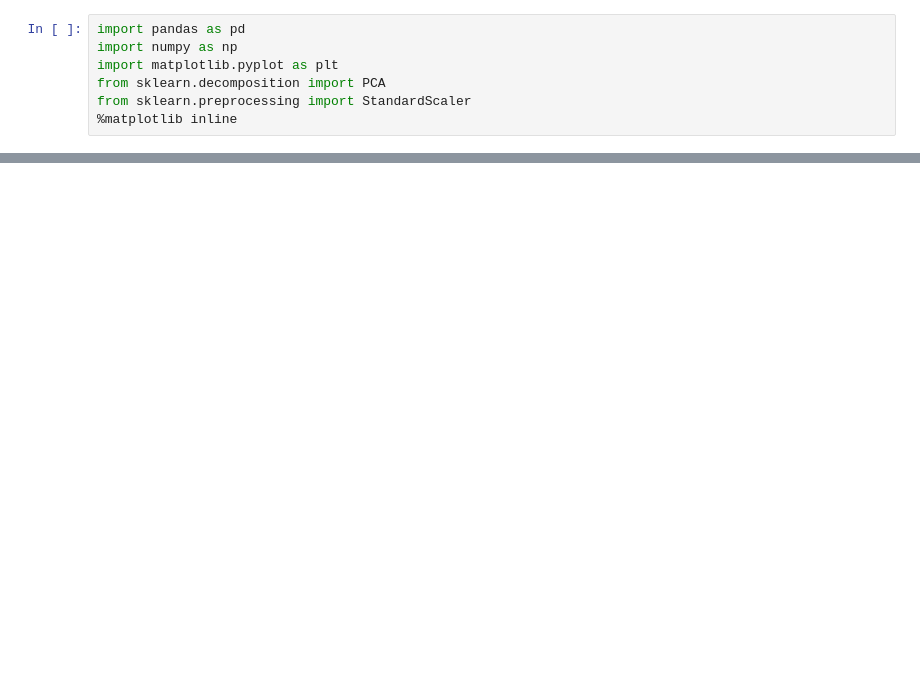
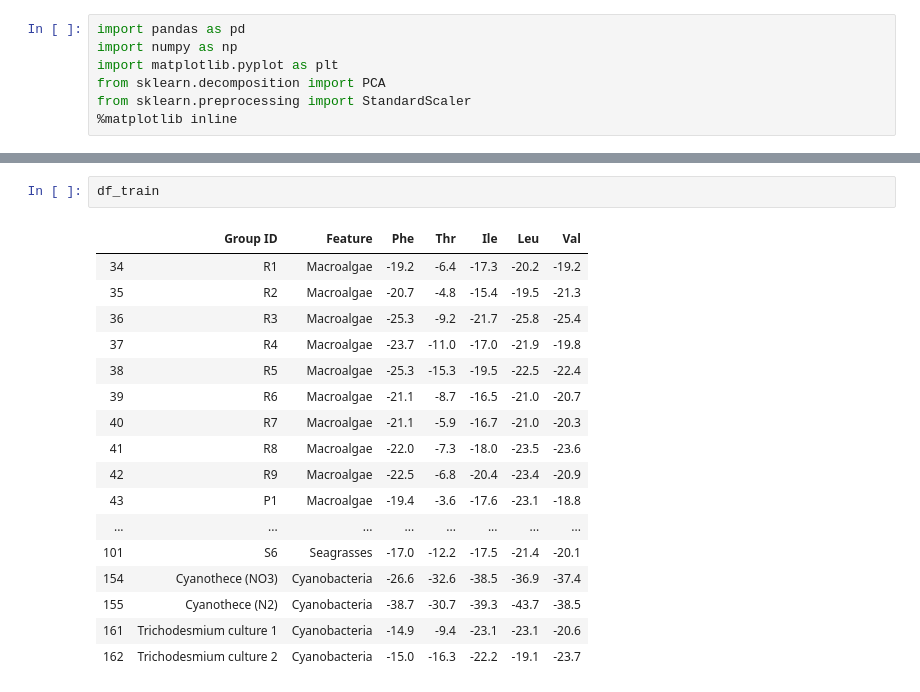
Before and after one commit to johntamu/seus-python, a Jupyter notebook: Isotopic fingerprinting-d13C.ipynb, the cells around one changed output, grey strips where cells are left out. Cells and saved outputs as stored; diff of their text form; blank space fills up the shorter version.

```diff
--- a/Isotopic fingerprinting-d13C.ipynb
+++ b/Isotopic fingerprinting-d13C.ipynb
@@ -44,0 +53,20 @@ df
+# %%
+df_train
+# %% [output]
+|  | Group ID | Feature | Phe | Thr | Ile | Leu | Val |
+| 34 | R1 | Macroalgae | -19.2 | -6.4 | -17.3 | -20.2 | -19.2 |
+| 35 | R2 | Macroalgae | -20.7 | -4.8 | -15.4 | -19.5 | -21.3 |
+| 36 | R3 | Macroalgae | -25.3 | -9.2 | -21.7 | -25.8 | -25.4 |
+| 37 | R4 | Macroalgae | -23.7 | -11.0 | -17.0 | -21.9 | -19.8 |
+| 38 | R5 | Macroalgae | -25.3 | -15.3 | -19.5 | -22.5 | -22.4 |
+| 39 | R6 | Macroalgae | -21.1 | -8.7 | -16.5 | -21.0 | -20.7 |
+| 40 | R7 | Macroalgae | -21.1 | -5.9 | -16.7 | -21.0 | -20.3 |
+| 41 | R8 | Macroalgae | -22.0 | -7.3 | -18.0 | -23.5 | -23.6 |
+| 42 | R9 | Macroalgae | -22.5 | -6.8 | -20.4 | -23.4 | -20.9 |
+| 43 | P1 | Macroalgae | -19.4 | -3.6 | -17.6 | -23.1 | -18.8 |
+| ... | ... | ... | ... | ... | ... | ... | ... |
+| 101 | S6 | Seagrasses | -17.0 | -12.2 | -17.5 | -21.4 | -20.1 |
+| 154 | Cyanothece (NO3) | Cyanobacteria | -26.6 | -32.6 | -38.5 | -36.9 | -37.4 |
+| 155 | Cyanothece (N2) | Cyanobacteria | -38.7 | -30.7 | -39.3 | -43.7 | -38.5 |
+| 161 | Trichodesmium culture 1 | Cyanobacteria | -14.9 | -9.4 | -23.1 | -23.1 | -20.6 |
+| 162 | Trichodesmium culture 2 | Cyanobacteria | -15.0 | -16.3 | -22.2 | -19.1 | -23.7 |
```
Also changed, not shown: parts of 11 cells of this notebook, 1 other file.
